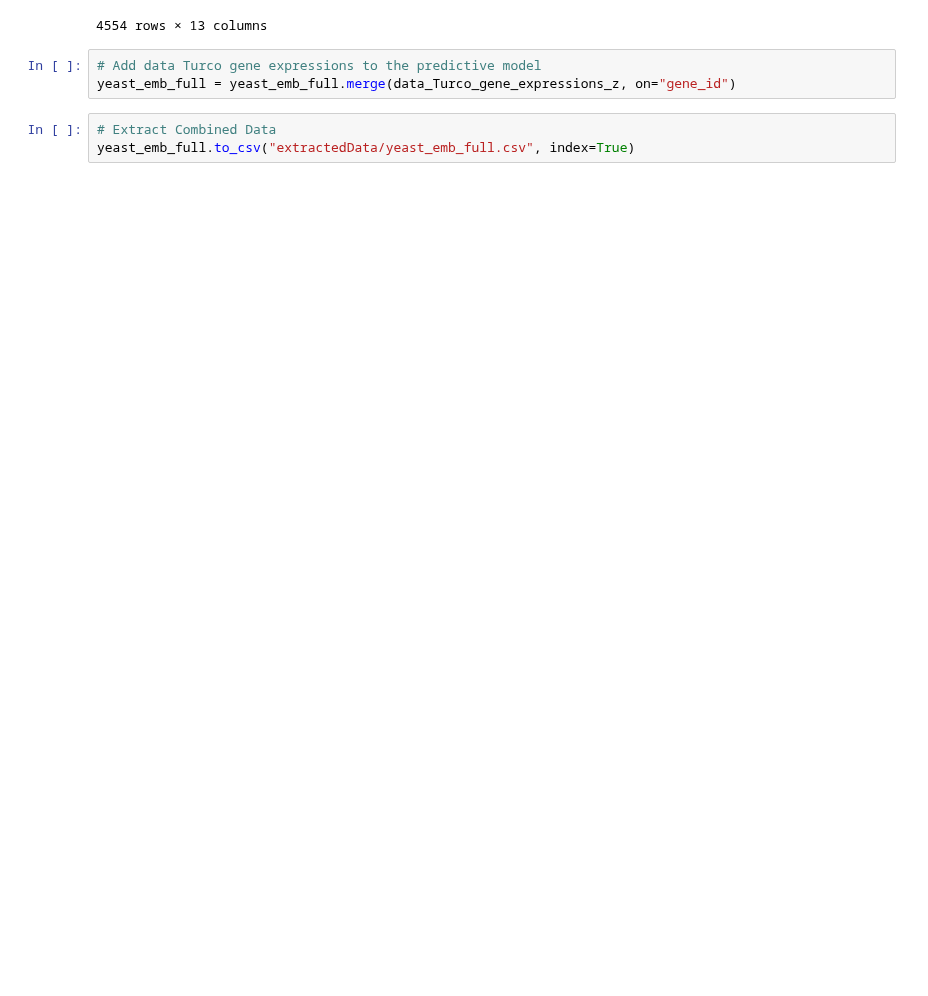
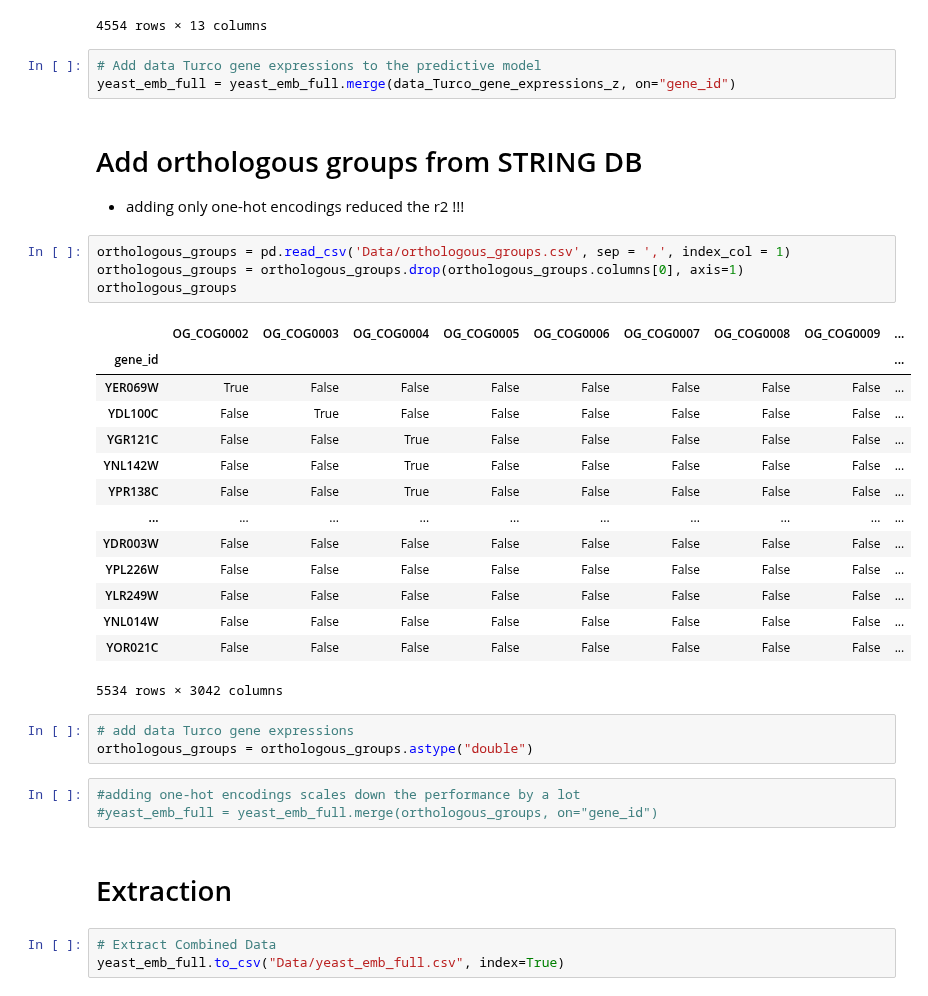
Before and after one commit to lesves/yeast-embeddings, a Jupyter notebook: CombiningDataSources.ipynb, the cells around one changed output. Cells and saved outputs as stored; diff of their text form; blank space fills up the shorter version.

```diff
--- a/CombiningDataSources.ipynb
+++ b/CombiningDataSources.ipynb
@@ -190,6 +192,36 @@ data_Turco_gene_expressions_z
 # %%
 # Add data Turco gene expressions to the predictive model
 yeast_emb_full = yeast_emb_full.merge(data_Turco_gene_expressions_z, on="gene_id")
+# %% [markdown]
+# Add orthologous groups from STRING DB
+- adding only one-hot encodings reduced the r2 !!!
+# %%
+orthologous_groups = pd.read_csv('Data/orthologous_groups.csv', sep = ',', index_col = 1)
+orthologous_groups = orthologous_groups.drop(orthologous_groups.columns[0], axis=1)
+orthologous_groups
+# %% [output]
+|  | OG_COG0002 | OG_COG0003 | OG_COG0004 | OG_COG0005 | OG_COG0006 | OG_COG0007 | OG_COG0008 | OG_COG0009 | ... |
+| gene_id |  |  |  |  |  |  |  |  | ... |
+| YER069W | True | False | False | False | False | False | False | False | ... |
+| YDL100C | False | True | False | False | False | False | False | False | ... |
+| YGR121C | False | False | True | False | False | False | False | False | ... |
+| YNL142W | False | False | True | False | False | False | False | False | ... |
+| YPR138C | False | False | True | False | False | False | False | False | ... |
+| ... | ... | ... | ... | ... | ... | ... | ... | ... | ... |
+| YDR003W | False | False | False | False | False | False | False | False | ... |
+| YPL226W | False | False | False | False | False | False | False | False | ... |
+| YLR249W | False | False | False | False | False | False | False | False | ... |
+| YNL014W | False | False | False | False | False | False | False | False | ... |
+| YOR021C | False | False | False | False | False | False | False | False | ... |
+5534 rows × 3042 columns
+# %%
+# add data Turco gene expressions
+orthologous_groups = orthologous_groups.astype("double")
+# %%
+#adding one-hot encodings scales down the performance by a lot
+#yeast_emb_full = yeast_emb_full.merge(orthologous_groups, on="gene_id")
+# %% [markdown]
+# Extraction
 # %%
 # Extract Combined Data
-yeast_emb_full.to_csv("extractedData/yeast_emb_full.csv", index=True)
+yeast_emb_full.to_csv("Data/yeast_emb_full.csv", index=True)
```
Also changed, not shown: parts of 4 cells of this notebook, 4 other files.
